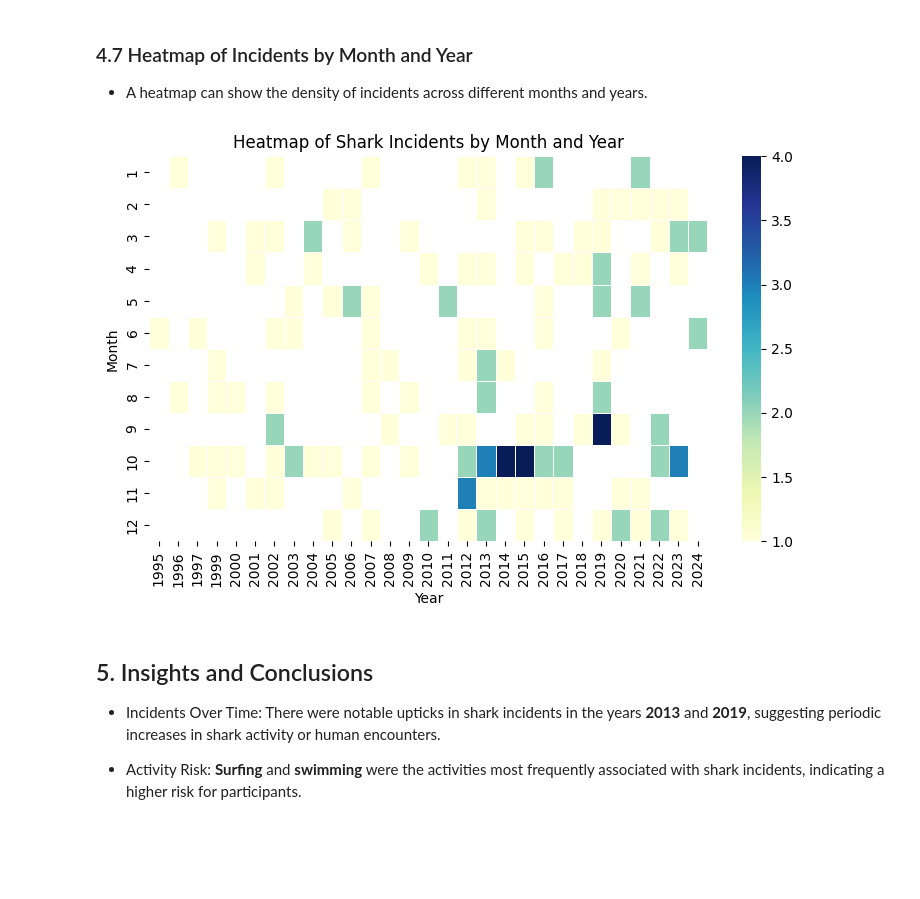
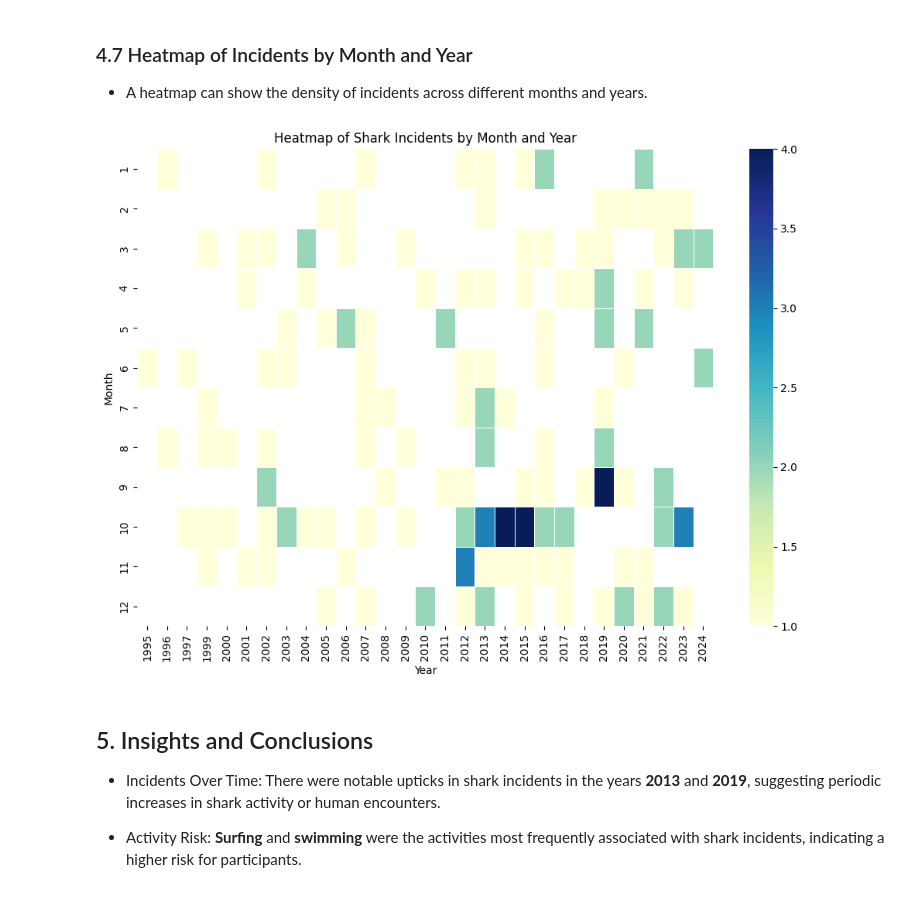
Before and after one commit to mohan-y/hawaii-shark-incident-data-analysis, a Jupyter notebook: hawaii_shark_incident_data_analysis.ipynb, the cells around one changed output. Cells and saved outputs as stored; diff of their text form; code cells hidden in the pictures; blank space fills up the shorter version.

```diff
--- a/hawaii_shark_incident_data_analysis.ipynb
+++ b/hawaii_shark_incident_data_analysis.ipynb
@@ -325,20 +325,20 @@ plt.show()
 # %%
 # Extract month from the 'Date' column
 data['Month'] = data['Date'].dt.month
 
 # Create a pivot table for the heatmap
 heatmap_data = data.pivot_table(index='Month', columns='Year', values='Activity', aggfunc='count')
 
 # Plotting
-plt.figure(figsize=(9, 5))
+plt.figure(figsize=(12, 8))
 sns.heatmap(heatmap_data, cmap='YlGnBu', linewidths=.5)
 plt.title('Heatmap of Shark Incidents by Month and Year')
 plt.xlabel('Year')
 plt.ylabel('Month')
 plt.savefig(os.path.join(image_dir, 'heatmap.png'), dpi=300, bbox_inches='tight')
 plt.show()
 # %% [output]
-[figure, old version]
+[figure, new version]
 # %% [markdown]
 ## 5. Insights and Conclusions
 
```
Also changed, not shown: 1 other file.
